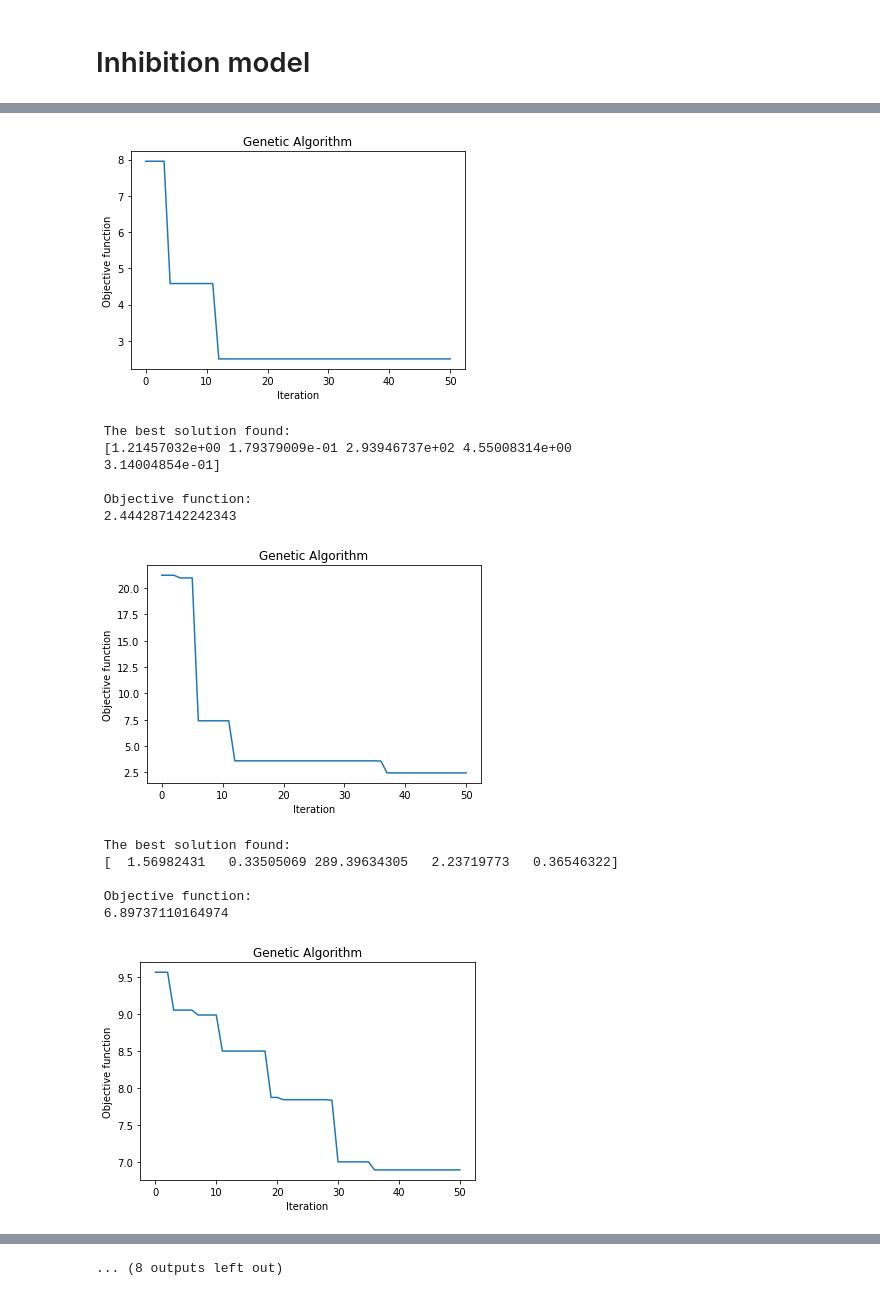
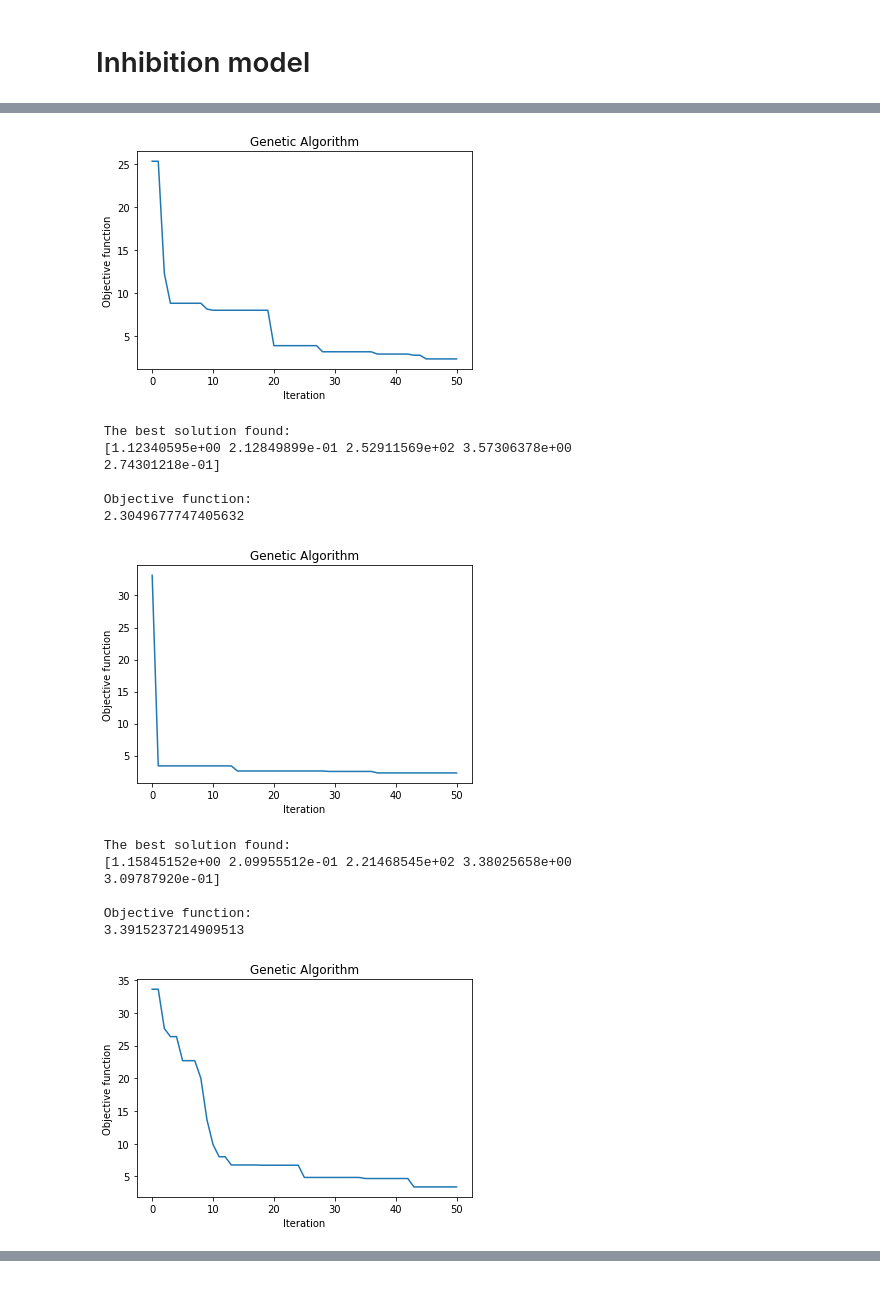
Before and after one commit to juanmggb/maestria, a Jupyter notebook: parameter_estimation/parameter_estimation.ipynb, the cells around one changed output, grey strips where cells are left out. Saved outputs shown, nothing was run; the diff lists cells and outputs as text; code cells hidden in the pictures.

```diff
--- a/parameter_estimation/parameter_estimation.ipynb
+++ b/parameter_estimation/parameter_estimation.ipynb
@@ -184,6 +186,7 @@ algorithm_param = {'max_num_iteration': 50,\
                    'parents_portion': 0.5,\
                    'crossover_type':'uniform',\
                    'max_iteration_without_improv':None}
+runs = 5
 # %% [markdown]
 # Monod
 # %%
@@ -201,12 +204,12 @@ model_monod=ga(function=fitness_function_monod,
          variable_boundaries=varbound_monod,
          algorithm_parameters=algorithm_param)
 # %%
-random.seed(73)
+
 best_function_monod = []
-best_values_monod = np.zeros((5, varbound_monod.shape[0]))
+best_values_monod = np.zeros((runs, varbound_monod.shape[0]))
 # Realizar la busqueda
 start_time = clock()
-for i in range(5):
+for i in range(runs):
     model_monod.run()
     best_function_monod.append(model_monod.best_function)
     best_values_monod[i,:] = model_monod.best_variable
@@ -310,10 +313,10 @@ model_inhibition=ga(function=fitness_function_inhibition,
          algorithm_parameters=algorithm_param)
 # %%
 best_function_inhibition = []
-best_values_inhibition = np.zeros((10, varbound_inhibition.shape[0]))
+best_values_inhibition = np.zeros((runs, varbound_inhibition.shape[0]))
 # Realizar la busqueda
 start_time = clock()
-for i in range(10):
+for i in range(runs):
     model_inhibition.run()
     best_function_inhibition.append(model_inhibition.best_function)
     best_values_inhibition[i,:] = model_inhibition.best_variable
@@ -335,15 +338,16 @@ end_time = clock()
-[figure, old version]
+[figure, new version]
  The best solution found:
- [1.21457032e+00 1.79379009e-01 2.93946737e+02 4.55008314e+00
- 3.14004854e-01]
+ [1.12340595e+00 2.12849899e-01 2.52911569e+02 3.57306378e+00
+ 2.74301218e-01]
 
  Objective function:
- 2.444287142242343
+ 2.3049677747405632
-[figure, old version]
+[figure, new version]
  The best solution found:
- [  1.56982431   0.33505069 289.39634305   2.23719773   0.36546322]
+ [1.15845152e+00 2.09955512e-01 2.21468545e+02 3.38025658e+00
+ 3.09787920e-01]
 
  Objective function:
- 6.89737110164974
+ 3.3915237214909513
-[figure, old version]
+[figure, new version]
  The best solution found:
@@ -363,4 +360,3 @@ end_time = clock()
-... (8 outputs left out)
 # %%
 total_time_inhibition = end_time - start_time
 print(f"Total time: {total_time_inhibition:.3f}s")
```
Also changed, not shown: parts of 18 cells of this notebook.
